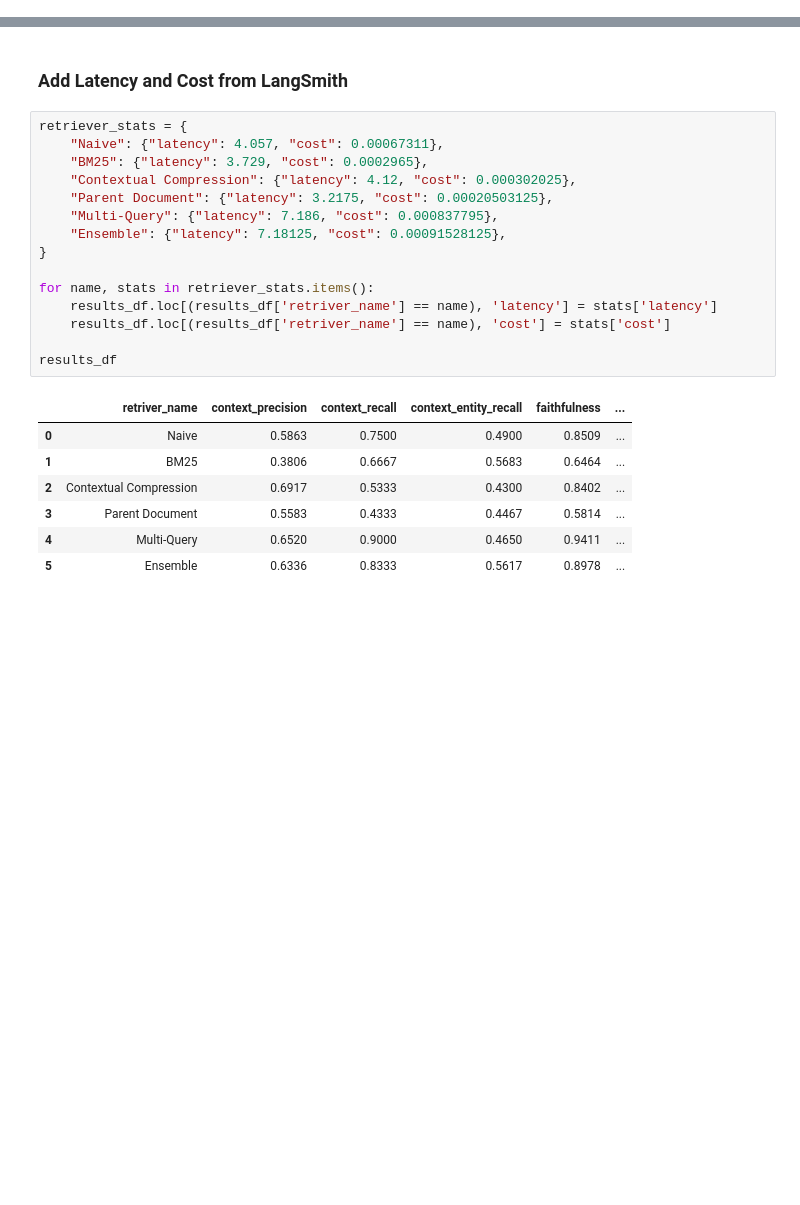
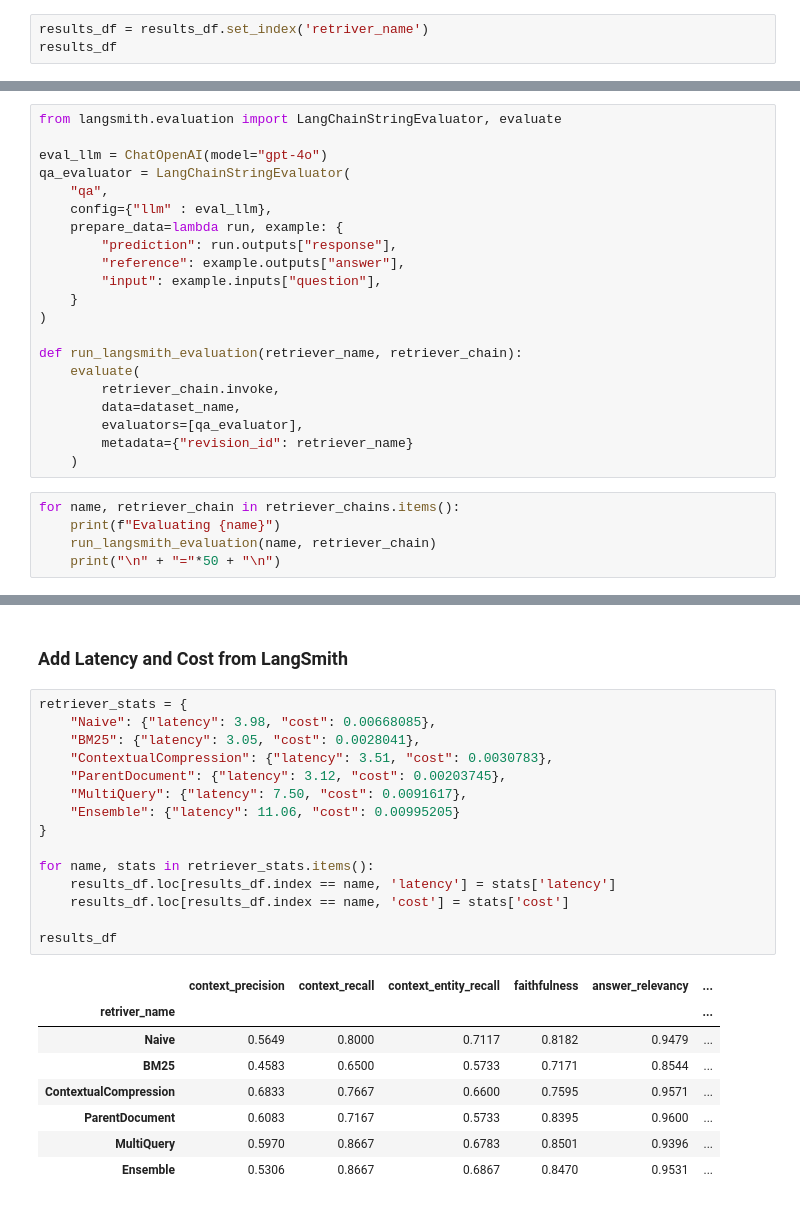
Before and after one commit to philocifer/AIE5, a Jupyter notebook: 13_Advanced_Retrieval/Advanced_Retrieval_with_LangChain_Assignment.ipynb, the cells around one changed output, grey strips where cells are left out. Drawn from its saved outputs; the diff is of its cells as text; blank space fills up the shorter version.

```diff
--- a/13_Advanced_Retrieval/Advanced_Retrieval_with_LangChain_Assignment.ipynb
+++ b/13_Advanced_Retrieval/Advanced_Retrieval_with_LangChain_Assignment.ipynb
@@ -684,0 +677,3 @@ Evaluating Ensemble
+# %%
+results_df = results_df.set_index('retriver_name')
+results_df
@@ -684,0 +716,26 @@ Evaluating Ensemble
+# %%
+from langsmith.evaluation import LangChainStringEvaluator, evaluate
+
+eval_llm = ChatOpenAI(model="gpt-4o")
+qa_evaluator = LangChainStringEvaluator(
+    "qa",
+    config={"llm" : eval_llm},
+    prepare_data=lambda run, example: {
+        "prediction": run.outputs["response"],
+        "reference": example.outputs["answer"],
+        "input": example.inputs["question"],
+    }
+)
+
+def run_langsmith_evaluation(retriever_name, retriever_chain):
+    evaluate(
+        retriever_chain.invoke,
+        data=dataset_name,
+        evaluators=[qa_evaluator],
+        metadata={"revision_id": retriever_name}
+    )
+# %%
+for name, retriever_chain in retriever_chains.items():
+    print(f"Evaluating {name}")
+    run_langsmith_evaluation(name, retriever_chain)
+    print("\n" + "="*50 + "\n")
@@ -686,26 +777,27 @@ Evaluating Ensemble
 ### Add Latency and Cost from LangSmith
 # %%
 retriever_stats = {
-    "Naive": {"latency": 4.057, "cost": 0.00067311},
-    "BM25": {"latency": 3.729, "cost": 0.0002965},
-    "Contextual Compression": {"latency": 4.12, "cost": 0.000302025},
-    "Parent Document": {"latency": 3.2175, "cost": 0.00020503125},
-    "Multi-Query": {"latency": 7.186, "cost": 0.000837795},
-    "Ensemble": {"latency": 7.18125, "cost": 0.00091528125},
+    "Naive": {"latency": 3.98, "cost": 0.00668085},
+    "BM25": {"latency": 3.05, "cost": 0.0028041},
+    "ContextualCompression": {"latency": 3.51, "cost": 0.0030783},
+    "ParentDocument": {"latency": 3.12, "cost": 0.00203745},
+    "MultiQuery": {"latency": 7.50, "cost": 0.0091617},
+    "Ensemble": {"latency": 11.06, "cost": 0.00995205}
 }
 
 for name, stats in retriever_stats.items():
-    results_df.loc[(results_df['retriver_name'] == name), 'latency'] = stats['latency']
-    results_df.loc[(results_df['retriver_name'] == name), 'cost'] = stats['cost']
+    results_df.loc[results_df.index == name, 'latency'] = stats['latency']
+    results_df.loc[results_df.index == name, 'cost'] = stats['cost']
 
 results_df
 # %% [output]
-|  | retriver_name | context_precision | context_recall | context_entity_recall | faithfulness | ... |
-| 0 | Naive | 0.5863 | 0.7500 | 0.4900 | 0.8509 | ... |
-| 1 | BM25 | 0.3806 | 0.6667 | 0.5683 | 0.6464 | ... |
-| 2 | Contextual Compression | 0.6917 | 0.5333 | 0.4300 | 0.8402 | ... |
-| 3 | Parent Document | 0.5583 | 0.4333 | 0.4467 | 0.5814 | ... |
-| 4 | Multi-Query | 0.6520 | 0.9000 | 0.4650 | 0.9411 | ... |
-| 5 | Ensemble | 0.6336 | 0.8333 | 0.5617 | 0.8978 | ... |
+|  | context_precision | context_recall | context_entity_recall | faithfulness | answer_relevancy | ... |
+| retriver_name |  |  |  |  |  | ... |
+| Naive | 0.5649 | 0.8000 | 0.7117 | 0.8182 | 0.9479 | ... |
+| BM25 | 0.4583 | 0.6500 | 0.5733 | 0.7171 | 0.8544 | ... |
+| ContextualCompression | 0.6833 | 0.7667 | 0.6600 | 0.7595 | 0.9571 | ... |
+| ParentDocument | 0.6083 | 0.7167 | 0.5733 | 0.8395 | 0.9600 | ... |
+| MultiQuery | 0.5970 | 0.8667 | 0.6783 | 0.8501 | 0.9396 | ... |
+| Ensemble | 0.5306 | 0.8667 | 0.6867 | 0.8470 | 0.9531 | ... |
 # %% [markdown]
 # Best Retriever Analysis
```
Also changed, not shown: parts of 17 cells of this notebook, 1 other file.
